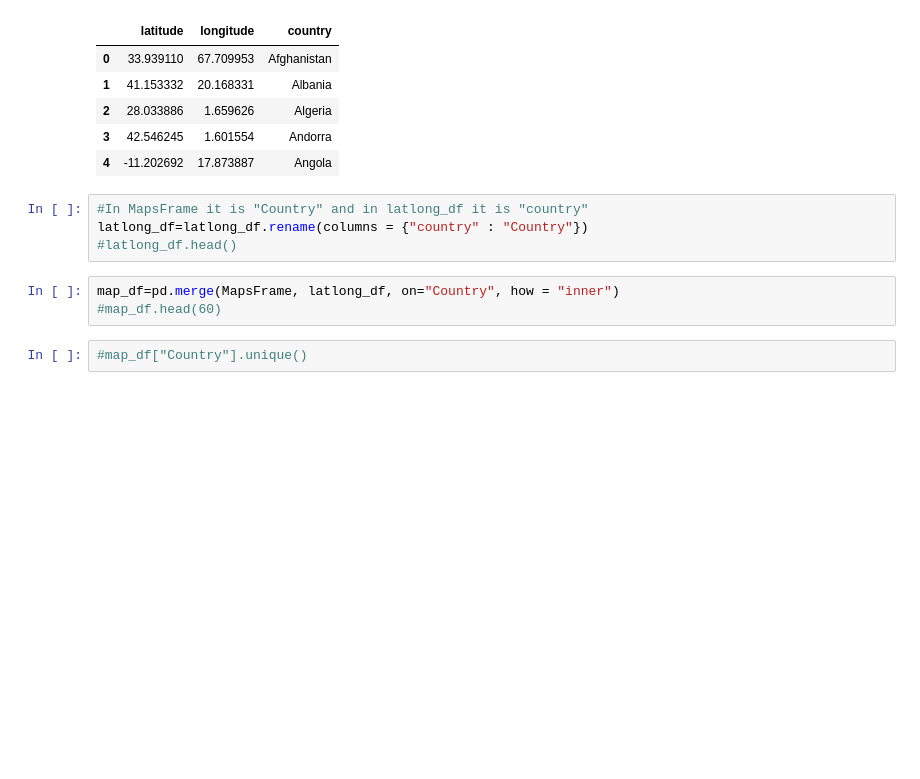
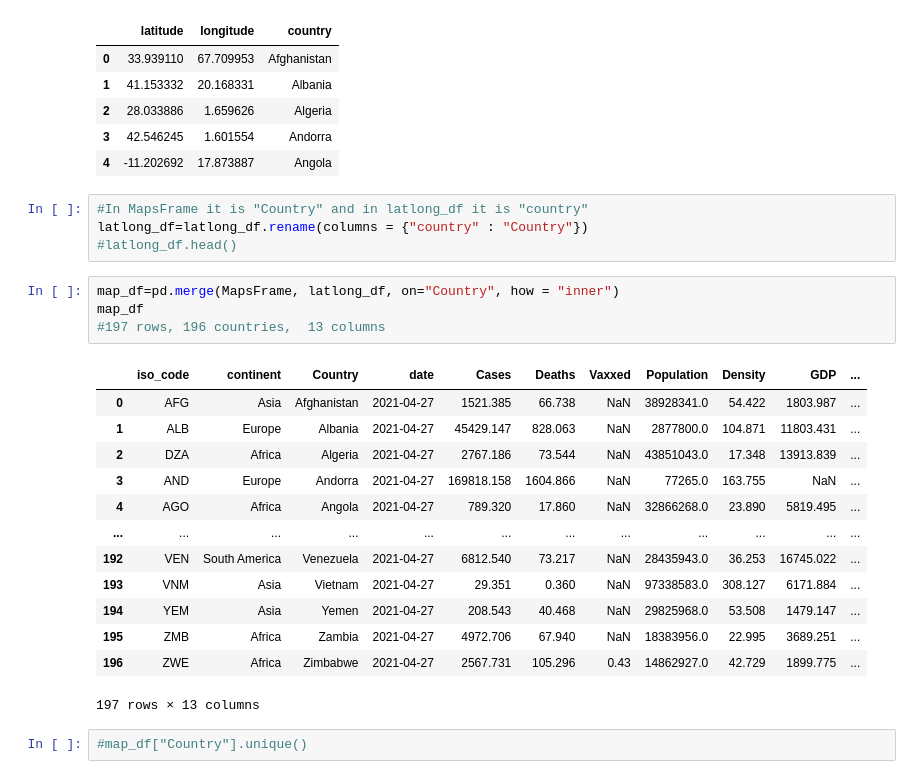
Before and after one commit to eclevela-1234/Covid-19-in-Europe, a Jupyter notebook: COVID19.ipynb, the cells around one changed output. Drawn from its saved outputs; the diff is of its cells as text; blank space fills up the shorter version.

```diff
--- a/COVID19.ipynb
+++ b/COVID19.ipynb
@@ -216,7 +218,22 @@ latlong_df=latlong_df.rename(columns = {"country" : "Country"})
 #latlong_df.head()
 # %%
 map_df=pd.merge(MapsFrame, latlong_df, on="Country", how = "inner")
-#map_df.head(60)
+map_df
+#197 rows, 196 countries,  13 columns
+# %% [output]
+|  | iso_code | continent | Country | date | Cases | Deaths | Vaxxed | Population | Density | GDP | ... |
+| 0 | AFG | Asia | Afghanistan | 2021-04-27 | 1521.385 | 66.738 | NaN | 38928341.0 | 54.422 | 1803.987 | ... |
+| 1 | ALB | Europe | Albania | 2021-04-27 | 45429.147 | 828.063 | NaN | 2877800.0 | 104.871 | 11803.431 | ... |
+| 2 | DZA | Africa | Algeria | 2021-04-27 | 2767.186 | 73.544 | NaN | 43851043.0 | 17.348 | 13913.839 | ... |
+| 3 | AND | Europe | Andorra | 2021-04-27 | 169818.158 | 1604.866 | NaN | 77265.0 | 163.755 | NaN | ... |
+| 4 | AGO | Africa | Angola | 2021-04-27 | 789.320 | 17.860 | NaN | 32866268.0 | 23.890 | 5819.495 | ... |
+| ... | ... | ... | ... | ... | ... | ... | ... | ... | ... | ... | ... |
+| 192 | VEN | South America | Venezuela | 2021-04-27 | 6812.540 | 73.217 | NaN | 28435943.0 | 36.253 | 16745.022 | ... |
+| 193 | VNM | Asia | Vietnam | 2021-04-27 | 29.351 | 0.360 | NaN | 97338583.0 | 308.127 | 6171.884 | ... |
+| 194 | YEM | Asia | Yemen | 2021-04-27 | 208.543 | 40.468 | NaN | 29825968.0 | 53.508 | 1479.147 | ... |
+| 195 | ZMB | Africa | Zambia | 2021-04-27 | 4972.706 | 67.940 | NaN | 18383956.0 | 22.995 | 3689.251 | ... |
+| 196 | ZWE | Africa | Zimbabwe | 2021-04-27 | 2567.731 | 105.296 | 0.43 | 14862927.0 | 42.729 | 1899.775 | ... |
+197 rows × 13 columns
 # %%
 #map_df["Country"].unique()
 # %%
```
Also changed, not shown: parts of 12 cells of this notebook.
